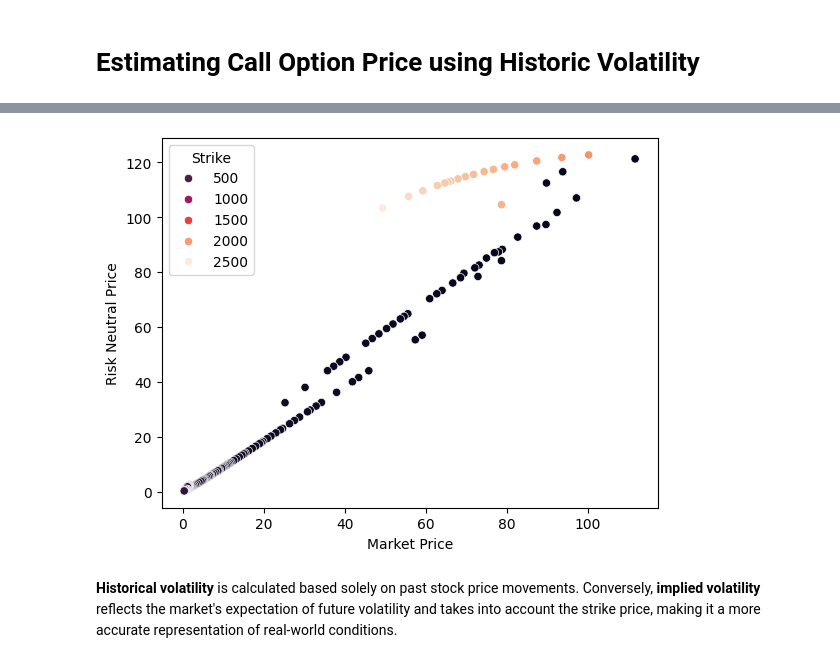
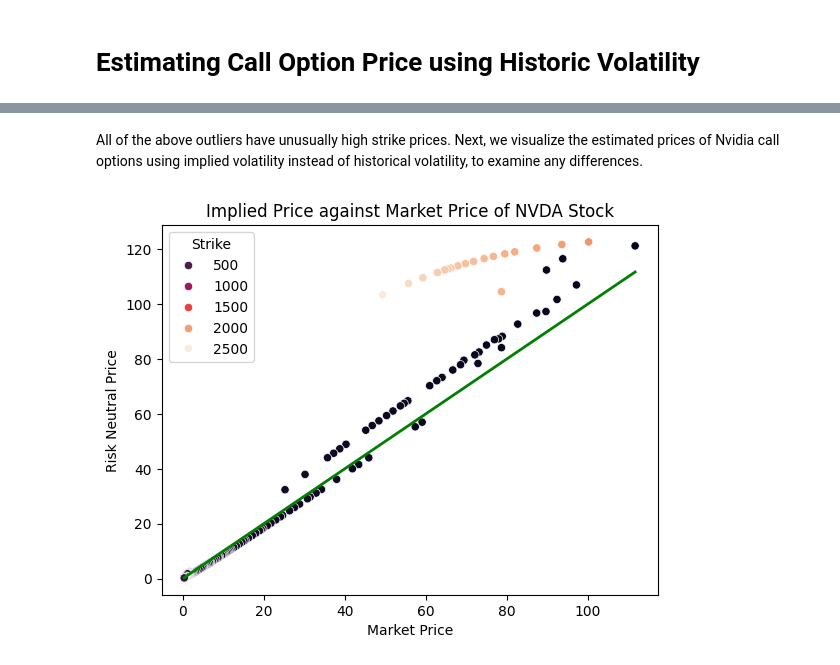
Before and after one commit to kasvinatirumal/wdrp_wi25, a Jupyter notebook: Analysis_of_Call_Option_Pricing,_Drift_and_Volatility_Estimation.ipynb, the cells around one changed output, grey strips where cells are left out. Saved outputs shown, nothing was run; the diff lists cells and outputs as text; code cells hidden in the pictures.

Commit message:
Edited plots

```diff
--- a/Analysis_of_Call_Option_Pricing,_Drift_and_Volatility_Estimation.ipynb
+++ b/Analysis_of_Call_Option_Pricing,_Drift_and_Volatility_Estimation.ipynb
@@ -393,0 +391,6 @@ sns.scatterplot(data=calls_df[calls_df["Stock_Abbv"] == "NVDA"], x="Market Price
+# %%
+nvda_calls = calls_df[calls_df["Stock_Abbv"] == "NVDA"]
+plot1 = sns.scatterplot(data=nvda_calls, x="Market Price", y="Historical Price", color="black")
+x_vals = np.linspace(nvda_calls["Market Price"].min(), nvda_calls["Market Price"].max(), 100)  # Generate x values
+plot1.plot(x_vals, x_vals, color="green", linestyle="-", linewidth=2)  # Solid green line
+plot1.set(title="Historical Price against Market Price of NVDA Stock");
@@ -394,6 +407,8 @@ sns.scatterplot(data=calls_df[calls_df["Stock_Abbv"] == "NVDA"], x="Market Price
+# %% [markdown]
+All of the above outliers have unusually high strike prices. Next, we visualize the estimated prices of Nvidia call options using implied volatility instead of historical volatility, to examine any differences.
 # %%
-sns.scatterplot(data=calls_df[calls_df["Stock_Abbv"] == "NVDA"], x="Market Price", y="Risk Neutral Price", hue="Strike", palette="rocket");
+plot3 = sns.scatterplot(data=nvda_calls, x="Market Price", y="Risk Neutral Price", hue="Strike", palette="rocket");
+plot3.plot(x_vals, x_vals, color="green", linestyle="-", linewidth=2)  # Solid green line
+plot3.set(title="Implied Price against Market Price of NVDA Stock");
 # %% [output]
-[figure, old version]
+[figure, new version]
-# %% [markdown]
-**Historical volatility** is calculated based solely on past stock price movements. Conversely, **implied volatility** reflects the market's expectation of future volatility and takes into account the strike price, making it a more accurate representation of real-world conditions.
```
Also changed, not shown: parts of 14 cells of this notebook.
